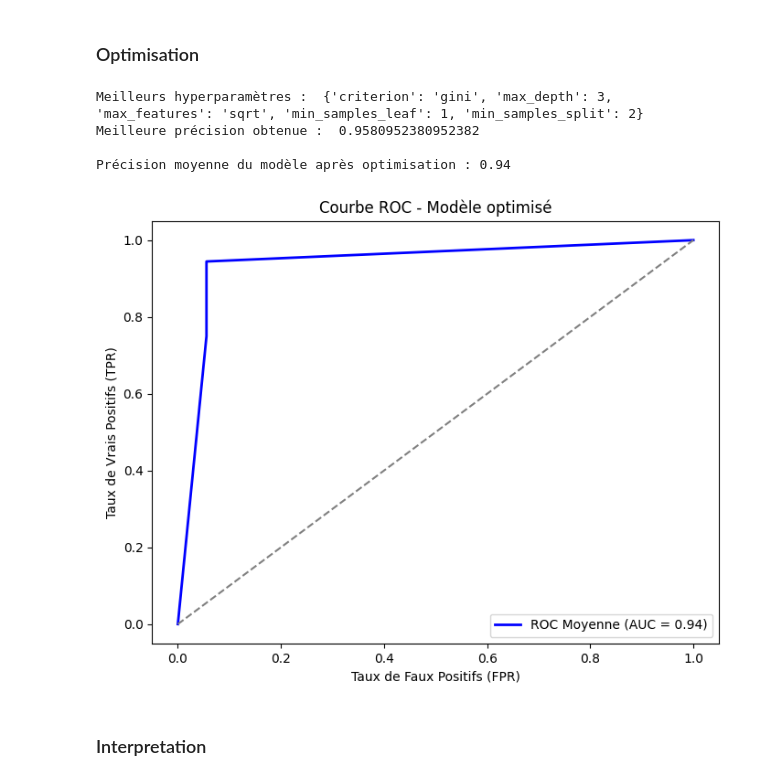
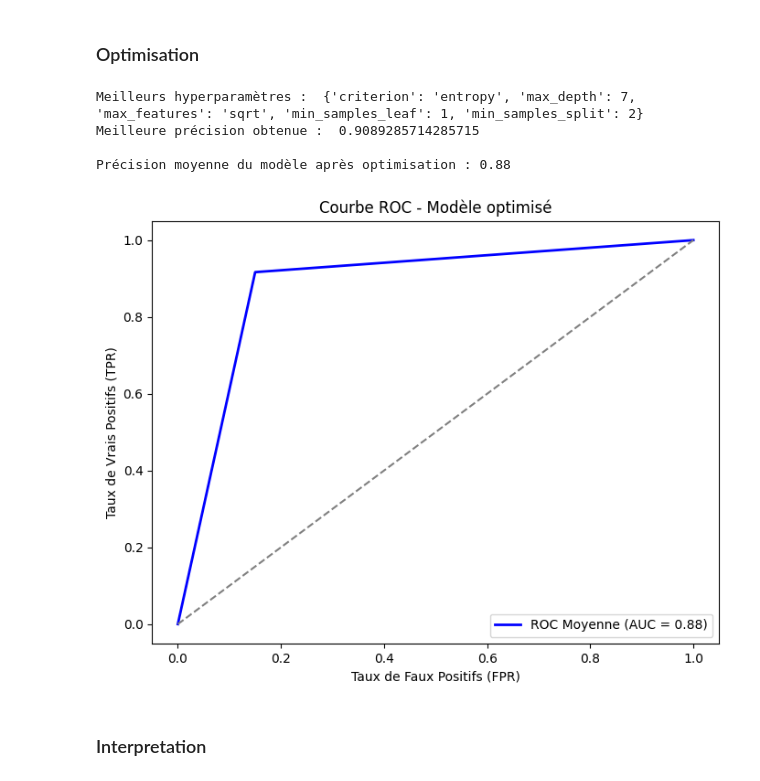
Before and after one commit to marktr11/Cervical-Cancer-Risk-Classification, a Jupyter notebook: Code/TreeDecision.ipynb, the cells around one changed output. Saved outputs shown, nothing was run; the diff lists cells and outputs as text; code cells hidden in the pictures.

```diff
--- a/Code/TreeDecision.ipynb
+++ b/Code/TreeDecision.ipynb
@@ -172,7 +172,7 @@ param_grid = {
 model_tree = DecisionTreeClassifier(random_state=42)
 
 # Initialisation de la validation croisée à 5 folds
-cv = StratifiedKFold(n_splits=5, shuffle=True, random_state=42)
+cv = KFold(n_splits=10, shuffle=True, random_state=42)
 
 # Création de GridSearchCV avec 5-fold cross-validation
 grid_search = GridSearchCV(estimator=model_tree, param_grid=param_grid, cv=cv, n_jobs=-1, scoring='accuracy')
@@ -197,37 +197,37 @@ mean_auc = 0
 cv = KFold(n_splits=5, shuffle=True, random_state=42)
 
 # Récupérer le meilleur modèle trouvé par GridSearchCV
 best_model = grid_search.best_estimator_
 
 # Prédictions des probabilités pour chaque fold via cross-validation
 y_prob = cross_val_predict(best_model, X_train_smote, y_train_smote, cv=cv, method="predict_proba")[:, 1]
 
 # Précision moyenne obtenue par validation croisée
 accuracies = cross_val_score(best_model, X_train_smote, y_train_smote, cv=cv, scoring="accuracy")
 mean_accuracy = np.mean(accuracies)
 
 # Courbe ROC globale
 fpr, tpr, _ = roc_curve(y_train_smote, y_prob)
 roc_auc = auc(fpr, tpr)
 
 # Affichage des résultats
 print(f"\nPrécision moyenne du modèle après optimisation : {mean_accuracy:.2f}")
 
 # Tracer la courbe ROC moyenne
 plt.figure(figsize=(8, 6))
 plt.plot(fpr, tpr, color='blue', lw=2, label=f'ROC Moyenne (AUC = {roc_auc:.2f})')
 plt.plot([0, 1], [0, 1], color='grey', linestyle='--')  # Diagonale aléatoire
 plt.xlabel('Taux de Faux Positifs (FPR)')
 plt.ylabel('Taux de Vrais Positifs (TPR)')
 plt.title('Courbe ROC - Modèle optimisé')
 plt.legend(loc="lower right")
 plt.show()
 # %% [output]
-Meilleurs hyperparamètres :  {'criterion': 'gini', 'max_depth': 3, 'max_features': 'sqrt', 'min_samples_leaf': 1, 'min_samples_split': 2}
-Meilleure précision obtenue :  0.9580952380952382
+Meilleurs hyperparamètres :  {'criterion': 'entropy', 'max_depth': 7, 'max_features': 'sqrt', 'min_samples_leaf': 1, 'min_samples_split': 2}
+Meilleure précision obtenue :  0.9089285714285715
 
-Précision moyenne du modèle après optimisation : 0.94
+Précision moyenne du modèle après optimisation : 0.88
-[figure, old version]
+[figure, new version]
 # %% [markdown]
 ### Interpretation
 # %% [raw]
```
Also changed, not shown: parts of 2 cells of this notebook, 9 other files.
